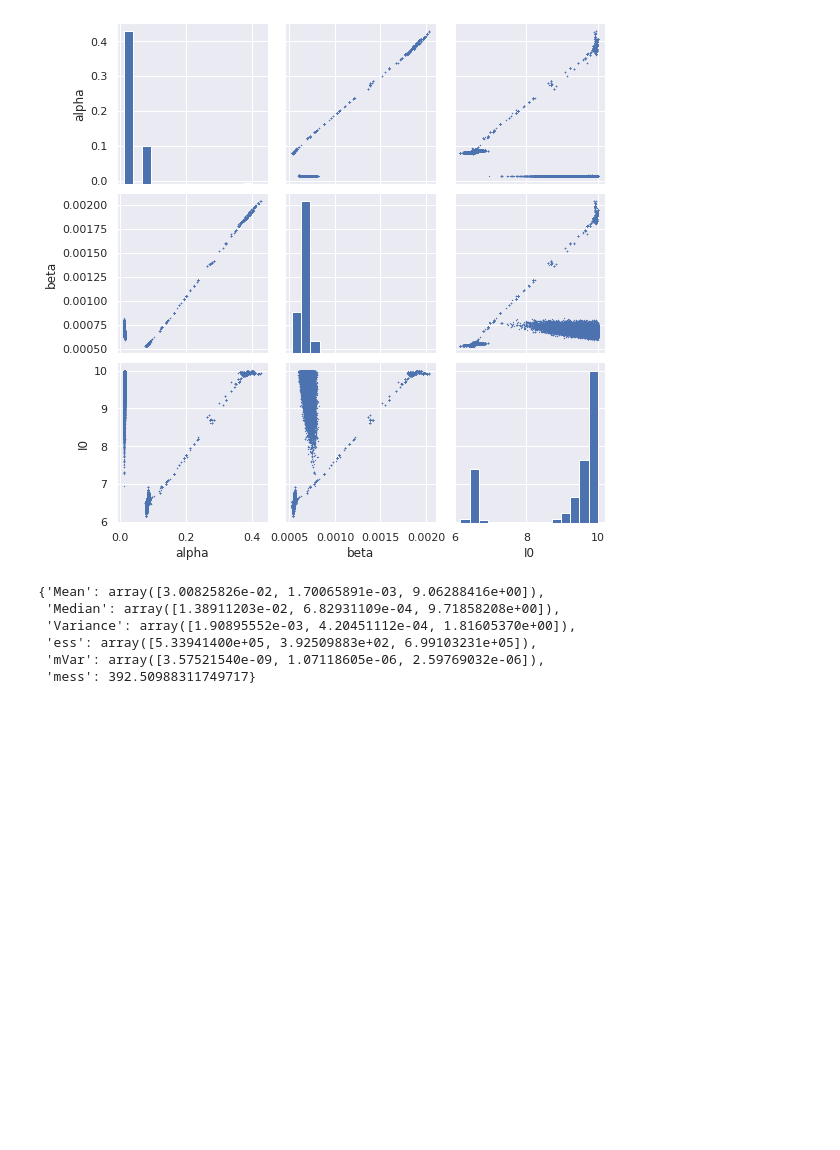
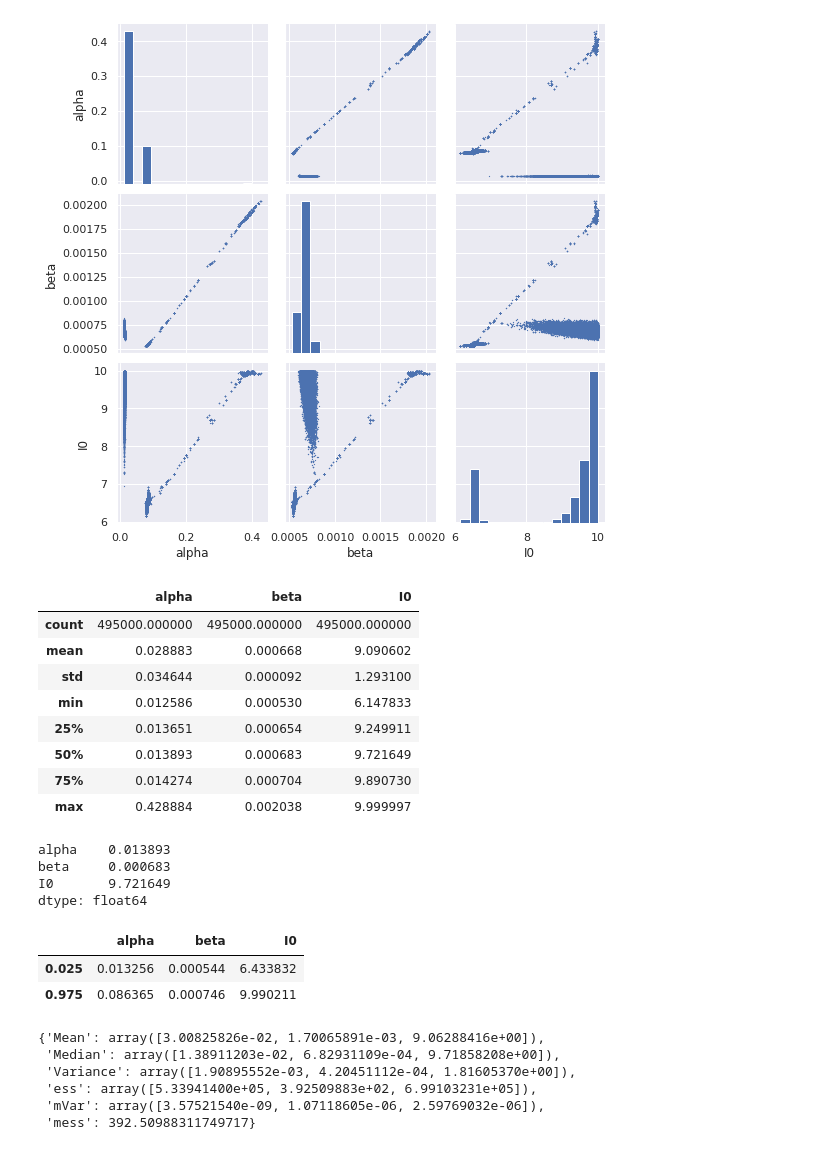
Before and after one commit to jear2412/Poster, a Jupyter notebook: BlackPlague-SIR.ipynb, the cells around one changed output. Cells and saved outputs as stored; diff of their text form; code cells hidden in the pictures; blank space fills up the shorter version.

```diff
--- a/BlackPlague-SIR.ipynb
+++ b/BlackPlague-SIR.ipynb
@@ -492,13 +492,38 @@ plt.show()
 [figure]
 # %%
 d = {'alpha': samples[bi:,0], 'beta': samples[bi:,1], 'I0': samples[bi:,2] }
-tresults= pd.DataFrame(data=d)
+emceeresults= pd.DataFrame(data=d)
 
 sns.set()
-sns.pairplot(tresults, markers='.', plot_kws=dict(s=1, edgecolor="b"),diag_kws=dict(bins=15) )
-plt.savefig('emceepairplot.png', dpi=500)
+sns.pairplot(emceeresults, markers='.', plot_kws=dict(s=1, edgecolor="b"),diag_kws=dict(bins=15) )
+plt.savefig('emceepairplot.png', dpi=150)
 # %% [output]
 [figure]
+# %%
+pd.DataFrame.describe(emceeresults)
+# %% [output]
+|  | alpha | beta | I0 |
+| count | 495000.000000 | 495000.000000 | 495000.000000 |
+| mean | 0.028883 | 0.000668 | 9.090602 |
+| std | 0.034644 | 0.000092 | 1.293100 |
+| min | 0.012586 | 0.000530 | 6.147833 |
+| 25% | 0.013651 | 0.000654 | 9.249911 |
+| 50% | 0.013893 | 0.000683 | 9.721649 |
+| 75% | 0.014274 | 0.000704 | 9.890730 |
+| max | 0.428884 | 0.002038 | 9.999997 |
+# %%
+pd.DataFrame.median(emceeresults)
+# %% [output]
+alpha    0.013893
+beta     0.000683
+I0       9.721649
+dtype: float64
+# %%
+pd.DataFrame.quantile(emceeresults, (0.025, 0.975))
+# %% [output]
+|  | alpha | beta | I0 |
+| 0.025 | 0.013256 | 0.000544 | 6.433832 |
+| 0.975 | 0.086365 | 0.000746 | 9.990211 |
 # %%
 Analysis(samples)
 # %% [output]
```
Also changed, not shown: parts of 5 cells of this notebook.
